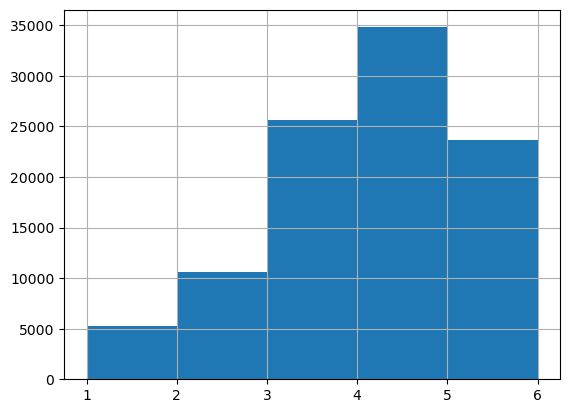
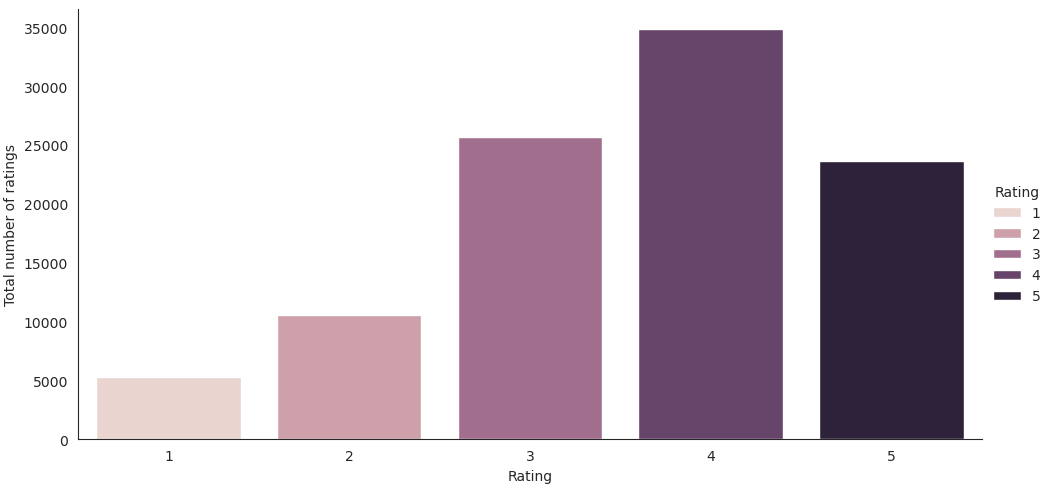
The notebook cell's code change between the first figure and the second:
--- before
+++ after
@@ -1 +1,3 @@
-small_rat.Rating.hist(bins=[1,2,3,4,5,6])
+with sns.axes_style('white'):
+    g = sns.catplot(data=small_rat, x="Rating", hue="Rating", aspect=2.0,kind='count')
+    g.set_ylabels("Total number of ratings")

Commit: changing plot style for rating category plot with seaborn